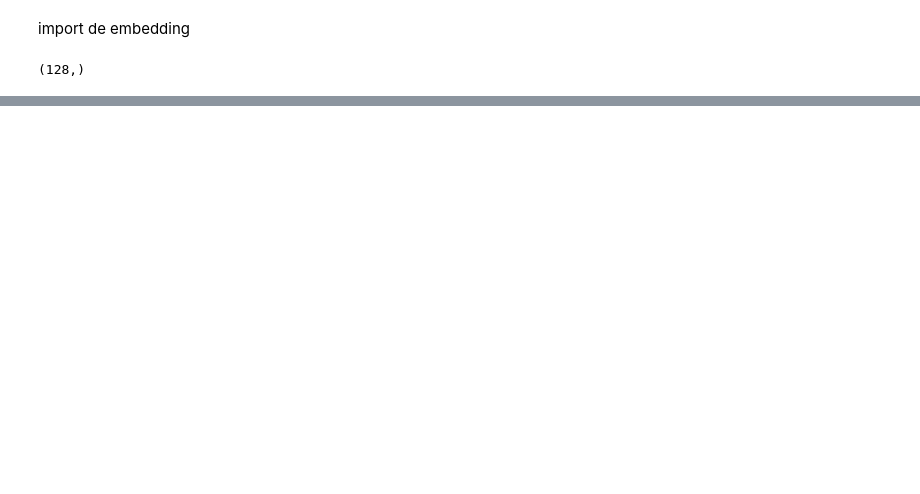
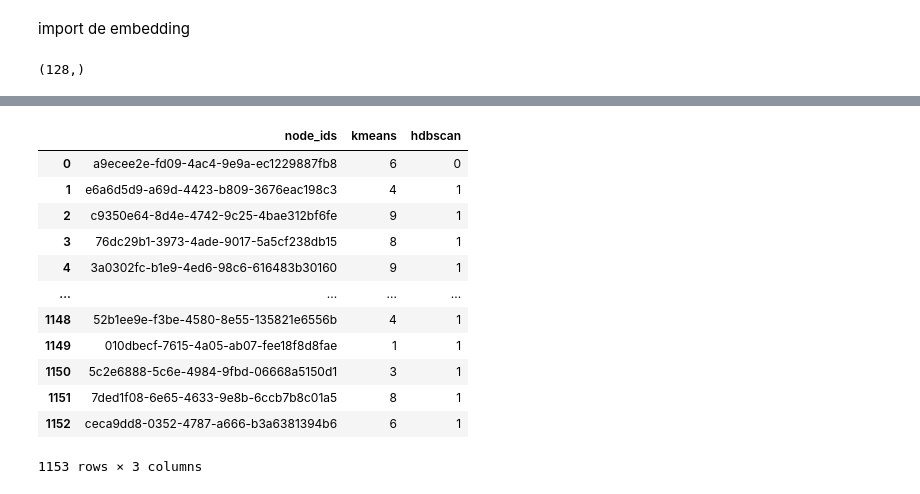
Before and after one commit to argelignacio/TRABAJO-PROFESIONAL-7599-, a Jupyter notebook: clustering/hdbscan/notebook_custom.ipynb, the cells around one changed output, grey strips where cells are left out. Cells and saved outputs as stored; diff of their text form; code cells hidden in the pictures; blank space fills up the shorter version.

```diff
--- a/clustering/hdbscan/notebook_custom.ipynb
+++ b/clustering/hdbscan/notebook_custom.ipynb
@@ -87,3 +102,19 @@ embedding = umap.UMAP(n_components=2).fit(embedding_matrix)
+# %%
+nodes_labels
+# %% [output]
+|  | node_ids | kmeans | hdbscan |
+| 0 | a9ecee2e-fd09-4ac4-9e9a-ec1229887fb8 | 6 | 0 |
+| 1 | e6a6d5d9-a69d-4423-b809-3676eac198c3 | 4 | 1 |
+| 2 | c9350e64-8d4e-4742-9c25-4bae312bf6fe | 9 | 1 |
+| 3 | 76dc29b1-3973-4ade-9017-5a5cf238db15 | 8 | 1 |
+| 4 | 3a0302fc-b1e9-4ed6-98c6-616483b30160 | 9 | 1 |
+| ... | ... | ... | ... |
+| 1148 | 52b1ee9e-f3be-4580-8e55-135821e6556b | 4 | 1 |
+| 1149 | 010dbecf-7615-4a05-ab07-fee18f8d8fae | 1 | 1 |
+| 1150 | 5c2e6888-5c6e-4984-9fbd-06668a5150d1 | 3 | 1 |
+| 1151 | 7ded1f08-6e65-4633-9e8b-6ccb7b8c01a5 | 8 | 1 |
+| 1152 | ceca9dd8-0352-4787-a666-b3a6381394b6 | 6 | 1 |
+1153 rows × 3 columns
 # %%
 import matplotlib.pyplot as plt
 
```
Also changed, not shown: parts of 6 cells of this notebook, 11 other files.
